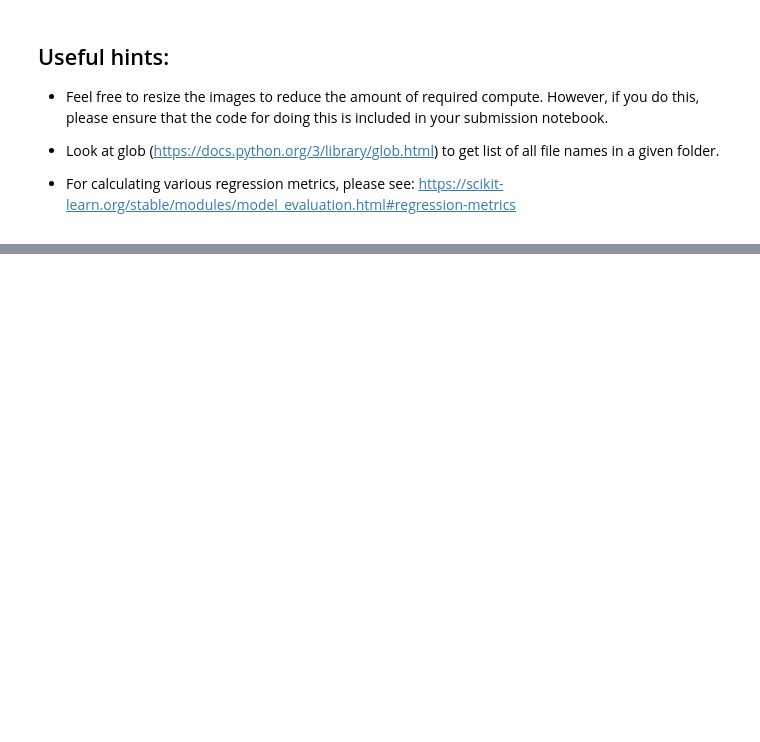
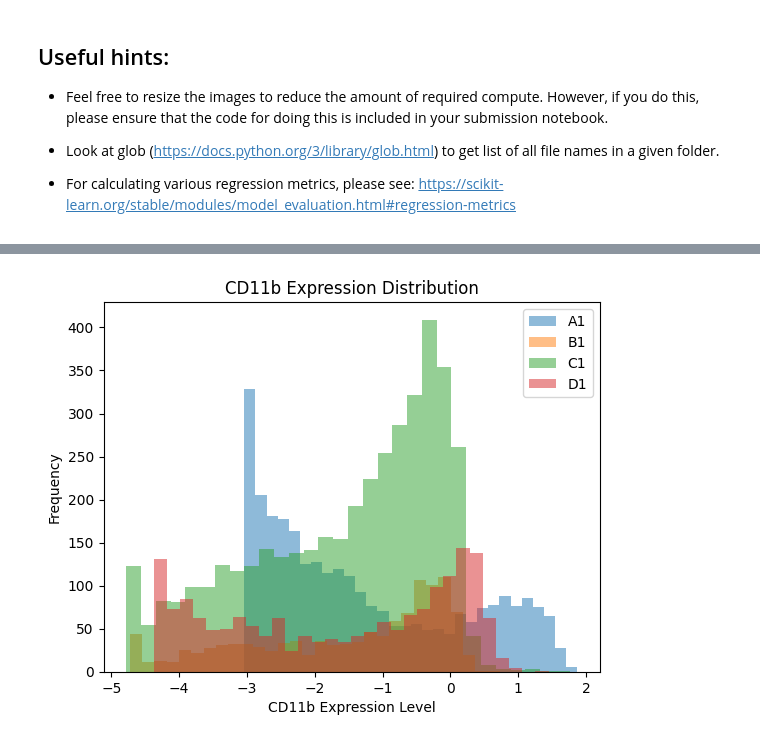
Before and after one commit to NigarRahimli/Branches, a Jupyter notebook: DataMining2024_assignment_2.ipynb, the cells around one changed output, grey strips where cells are left out. Saved outputs shown, nothing was run; the diff lists cells and outputs as text; code cells hidden in the pictures; blank space fills up the shorter version.

```diff
--- a/DataMining2024_assignment_2.ipynb
+++ b/DataMining2024_assignment_2.ipynb
@@ -105,0 +125,18 @@ skimage version 0.25.1
+# %%
+import pandas as pd
+
+# Load the dataset
+df = pd.read_csv("https://warwick.ac.uk/fac/sci/dcs/teaching/material/cs909/protein_expression_data.csv")
+
+# Extract specimen ID from 'VisSpot' column
+df["specimen_id"] = df.VisSpot.apply(lambda x: x.split('-')[2])
+
+# Create an image ID column to match with filenames
+df["image_id"] = df["specimen_id"] + "_" + df["id"]
+
+# Set image_id as index
+df = df.set_index("image_id").sort_index()
+
+# Count the number of spots in each specimen
+spot_counts = df["specimen_id"].value_counts()
+print("Number of spots in each specimen:\n", spot_counts)
@@ -105,0 +154,15 @@ skimage version 0.25.1
+# %%
+import matplotlib.pyplot as plt
+
+# Create histograms for CD11b expression in each specimen
+for specimen in df["specimen_id"].unique():
+    subset = df[df["specimen_id"] == specimen]
+    plt.hist(subset["CD11b"], bins=30, alpha=0.5, label=specimen)
+
+plt.xlabel("CD11b Expression Level")
+plt.ylabel("Frequency")
+plt.legend()
+plt.title("CD11b Expression Distribution")
+plt.show()
+# %% [output]
+[figure, added]
```
Also changed, not shown: parts of 5 cells of this notebook.
